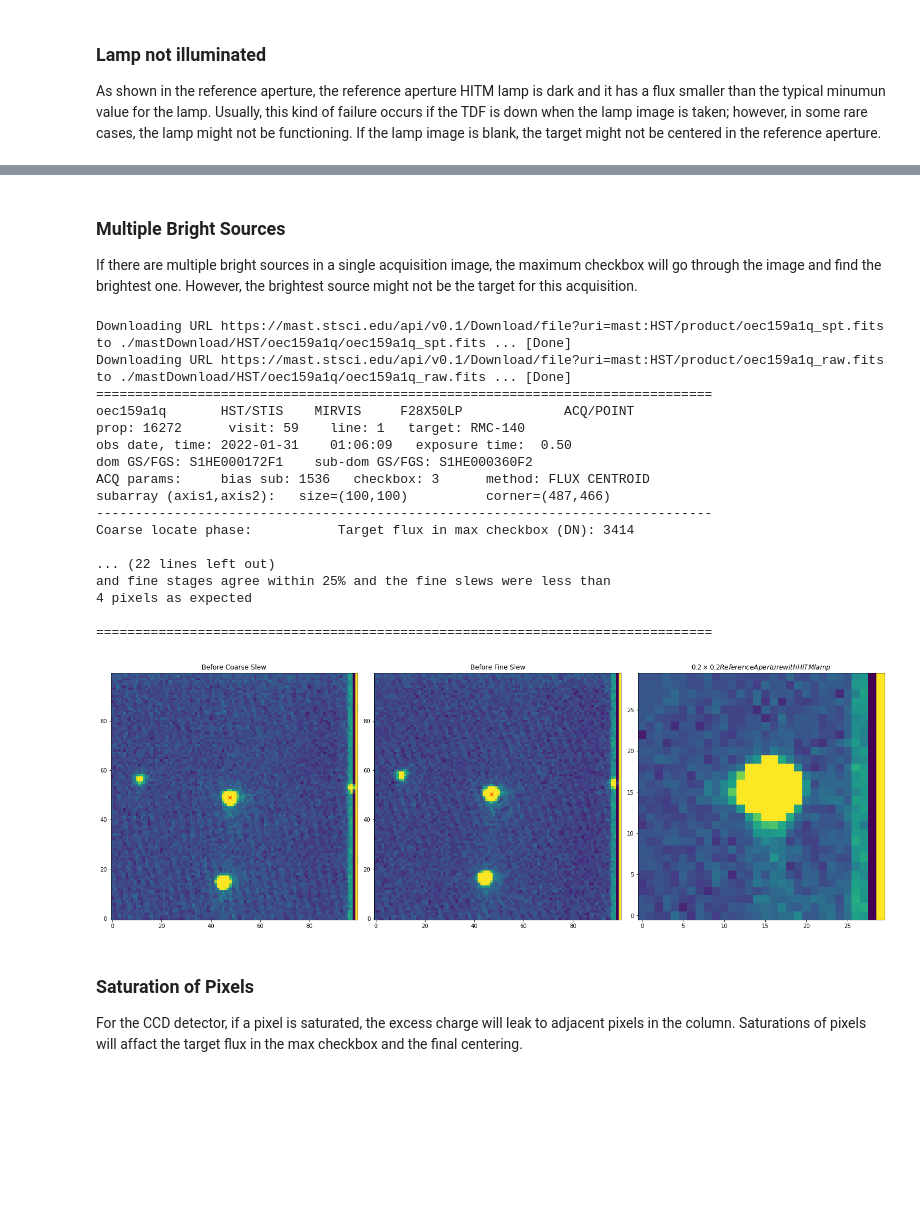
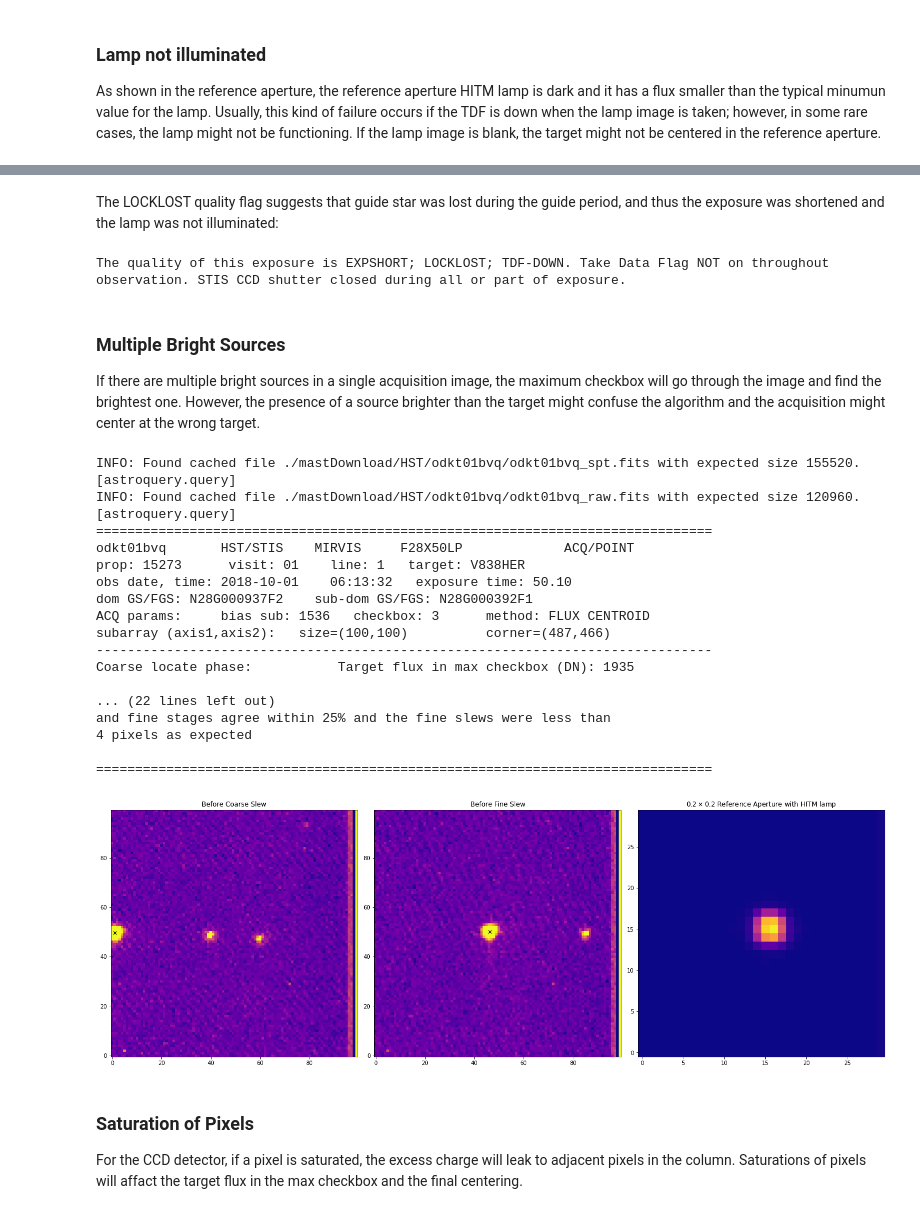
Before and after one commit to spacetelescope/STIS-Notebooks, a Jupyter notebook: acquisition/acq.ipynb, the cells around one changed output, grey strips where cells are left out. Cells and saved outputs as stored; diff of their text form; code cells hidden in the pictures; blank space fills up the shorter version.

```diff
--- a/acquisition/acq.ipynb
+++ b/acquisition/acq.ipynb
@@ -44,7 +44,7 @@ import matplotlib
 import matplotlib.cm as cm
 from astropy.visualization import ZScaleInterval
 matplotlib.rcParams['image.origin'] = 'lower'
-matplotlib.rcParams['image.cmap'] = 'viridis'
+matplotlib.rcParams['image.cmap'] = 'plasma'
 matplotlib.rcParams['image.interpolation'] = 'none'
 matplotlib.rcParams['figure.figsize'] = (20,7)
 
@@ -94,15 +94,15 @@ def acq(obs_id):
 
     plt.subplot(1,3,1)
     plt.imshow(initial,vmin = 0,vmax = vmax)
-    plt.plot([TARGA1_1-corner1+1],[TARGA2_1-corner2+1],"rx")
+    plt.plot([TARGA1_1-corner1+1],[TARGA2_1-corner2+1],"x",c="black")
     plt.title("Before Coarse Slew")
     plt.subplot(1,3,2)
     plt.imshow(confirm,vmin = 0,vmax = vmax)
-    plt.plot([TARGA1_2-corner1+1],[TARGA2_2-corner2+1],"rx")
+    plt.plot([TARGA1_2-corner1+1],[TARGA2_2-corner2+1],"x",c="black")
     plt.title("Before Fine Slew")
     plt.subplot(1,3,3)
-    plt.imshow(lamp,vmin = 0,vmax = vmax)
-    plt.title(r"$0.2 \times 0.2 Reference Aperture with HITM lamp$")
+    plt.imshow(lamp,vmin = 0,vmax = 6000)
+    plt.title(r"$0.2 \times 0.2$ Reference Aperture with HITM lamp")
     plt.tight_layout()
 
     stistools.tastis.tastis(raw)
@@ -219,27 +241,33 @@ The flux in the third image of the ACQ is lower than the typical value for
+# %% [markdown]
+The LOCKLOST quality flag suggests that guide star was lost during the guide period, and thus the exposure was shortened and the lamp was not illuminated:
+# %%
+get_telemetry("oec62hj6q")
+# %% [output]
+The quality of this exposure is EXPSHORT; LOCKLOST; TDF-DOWN. Take Data Flag NOT on throughout observation. STIS CCD shutter closed during all or part of exposure.
 # %% [markdown]
 ### Multiple Bright Sources
-If there are multiple bright sources in a single acquisition image, the maximum checkbox will go through the image and find the brightest one. However, the brightest source might not be the target for this acquisition.
+If there are multiple bright sources in a single acquisition image, the maximum checkbox will go through the image and find the brightest one. However, the presence of a source brighter than the target might confuse the algorithm and the acquisition might center at the wrong target.
 # %%
-acq("oec159a1q")
+acq("odkt01bvq")
 # %% [output]
-Downloading URL https://mast.stsci.edu/api/v0.1/Download/file?uri=mast:HST/product/oec159a1q_spt.fits to ./mastDownload/HST/oec159a1q/oec159a1q_spt.fits ... [Done]
-Downloading URL https://mast.stsci.edu/api/v0.1/Download/file?uri=mast:HST/product/oec159a1q_raw.fits to ./mastDownload/HST/oec159a1q/oec159a1q_raw.fits ... [Done]
+INFO: Found cached file ./mastDownload/HST/odkt01bvq/odkt01bvq_spt.fits with expected size 155520. [astroquery.query]
+INFO: Found cached file ./mastDownload/HST/odkt01bvq/odkt01bvq_raw.fits with expected size 120960. [astroquery.query]
 ===============================================================================
-oec159a1q       HST/STIS    MIRVIS     F28X50LP             ACQ/POINT
-prop: 16272      visit: 59    line: 1   target: RMC-140
-obs date, time: 2022-01-31    01:06:09   exposure time:  0.50
-dom GS/FGS: S1HE000172F1    sub-dom GS/FGS: S1HE000360F2
+odkt01bvq       HST/STIS    MIRVIS     F28X50LP             ACQ/POINT
+prop: 15273      visit: 01    line: 1   target: V838HER
+obs date, time: 2018-10-01    06:13:32   exposure time: 50.10
+dom GS/FGS: N28G000937F2    sub-dom GS/FGS: N28G000392F1
 ACQ params:     bias sub: 1536   checkbox: 3      method: FLUX CENTROID
 subarray (axis1,axis2):   size=(100,100)          corner=(487,466)
 -------------------------------------------------------------------------------
-Coarse locate phase:           Target flux in max checkbox (DN): 3414
+Coarse locate phase:           Target flux in max checkbox (DN): 1935
 
 ... (22 lines left out)
 and fine stages agree within 25% and the fine slews were less than
 4 pixels as expected
 
 ===============================================================================
-[figure, old version]
+[figure, new version]
 # %% [markdown]
 ### Saturation of Pixels
 For the CCD detector, if a pixel is saturated, the excess charge will leak to adjacent pixels in the column. Saturations of pixels will affact the target flux in the max checkbox and the final centering.
```
Also changed, not shown: parts of 15 cells of this notebook.
